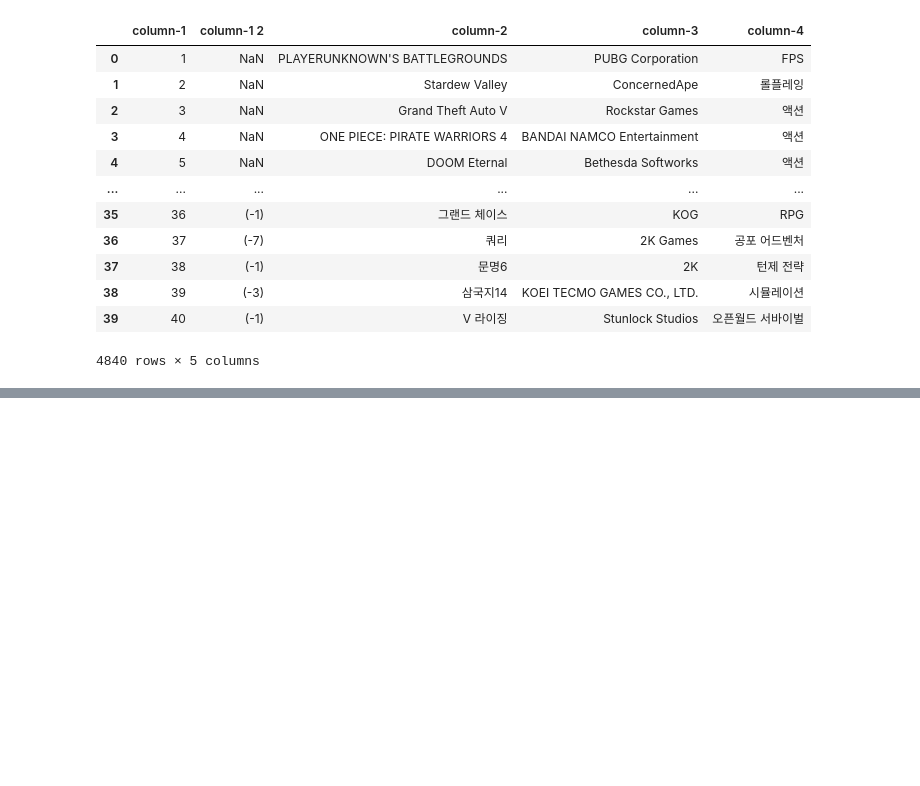
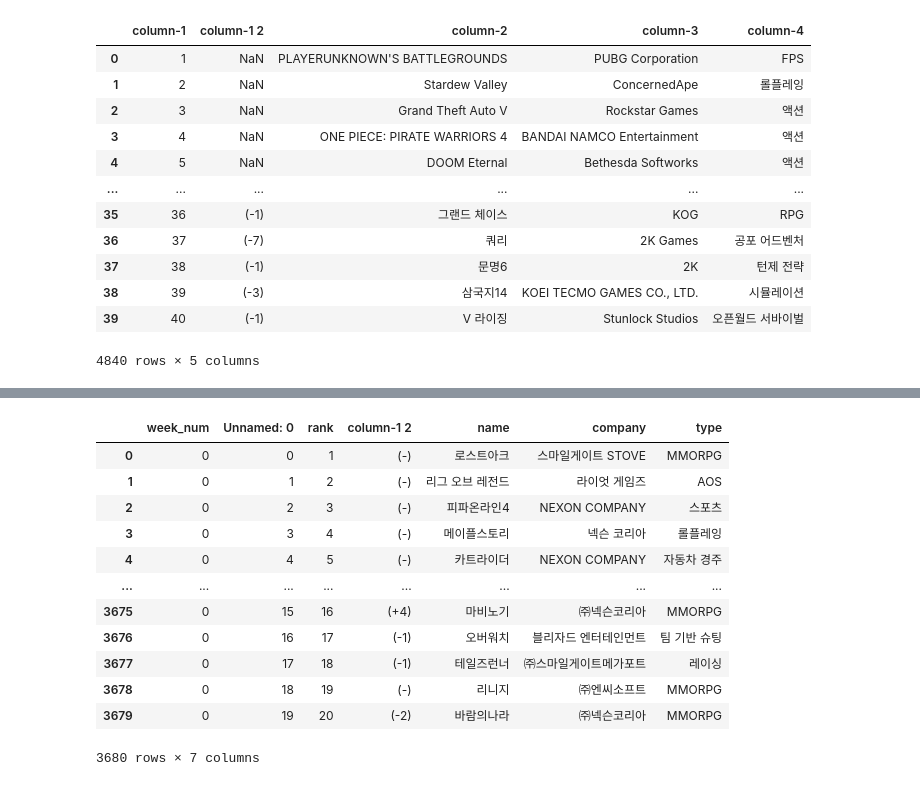
Before and after one commit to ssac-debbu/gameData, a Jupyter notebook: test.ipynb, the cells around one changed output, grey strips where cells are left out. Saved outputs shown, nothing was run; the diff lists cells and outputs as text; code cells hidden in the pictures; blank space fills up the shorter version.

```diff
--- a/test.ipynb
+++ b/test.ipynb
@@ -418,0 +444,4 @@ df_all.to_csv('steam_all.csv')
+# %%
+i = df_pc[df_pc['column-1']>20].index
+pc_top20 = df_pc.drop(i)
+pc_top20
@@ -418,0 +472,8 @@ df_all.to_csv('steam_all.csv')
+# %%
+# 컬럼명 바꾸기
+pc_top20.rename(columns = {'column-1':'rank'},inplace=True)
+# 컬럼명 바꾸기
+pc_top20.rename(columns = {'column-2':'name'},inplace=True)
+# 컬럼명 바꾸기
+pc_top20.rename(columns = {'column-3':'company'},inplace=True)
+pc_top20.rename(columns = {'column-4':'type'},inplace=True)
@@ -418,0 +496,5 @@ df_all.to_csv('steam_all.csv')
+# %%
+pc_top20 = pc_top20.reset_index()
+# %%
+pc_top20
+pc_top20.drop(columns = {'index'},inplace=True)
@@ -418,0 +517,17 @@ df_all.to_csv('steam_all.csv')
+# %%
+pc_top20.insert(0,"week_num",0)
+pc_top20
+# %% [output]
+|  | week_num | Unnamed: 0 | rank | column-1 2 | name | company | type |
+| 0 | 0 | 0 | 1 | (-) | 로스트아크 | 스마일게이트 STOVE | MMORPG |
+| 1 | 0 | 1 | 2 | (-) | 리그 오브 레전드 | 라이엇 게임즈 | AOS |
+| 2 | 0 | 2 | 3 | (-) | 피파온라인4 | NEXON COMPANY | 스포츠 |
+| 3 | 0 | 3 | 4 | (-) | 메이플스토리 | 넥슨 코리아 | 롤플레잉 |
+| 4 | 0 | 4 | 5 | (-) | 카트라이더 | NEXON COMPANY | 자동차 경주 |
+| ... | ... | ... | ... | ... | ... | ... | ... |
+| 3675 | 0 | 15 | 16 | (+4) | 마비노기 | ㈜넥슨코리아 | MMORPG |
+| 3676 | 0 | 16 | 17 | (-1) | 오버워치 | 블리자드 엔터테인먼트 | 팀 기반 슈팅 |
+| 3677 | 0 | 17 | 18 | (-1) | 테일즈런너 | ㈜스마일게이트메가포트 | 레이싱 |
+| 3678 | 0 | 18 | 19 | (-) | 리니지 | ㈜엔씨소프트 | MMORPG |
+| 3679 | 0 | 19 | 20 | (-2) | 바람의나라 | ㈜넥슨코리아 | MMORPG |
+3680 rows × 7 columns
```
Also changed, not shown: parts of 20 cells of this notebook, 3 other files.
